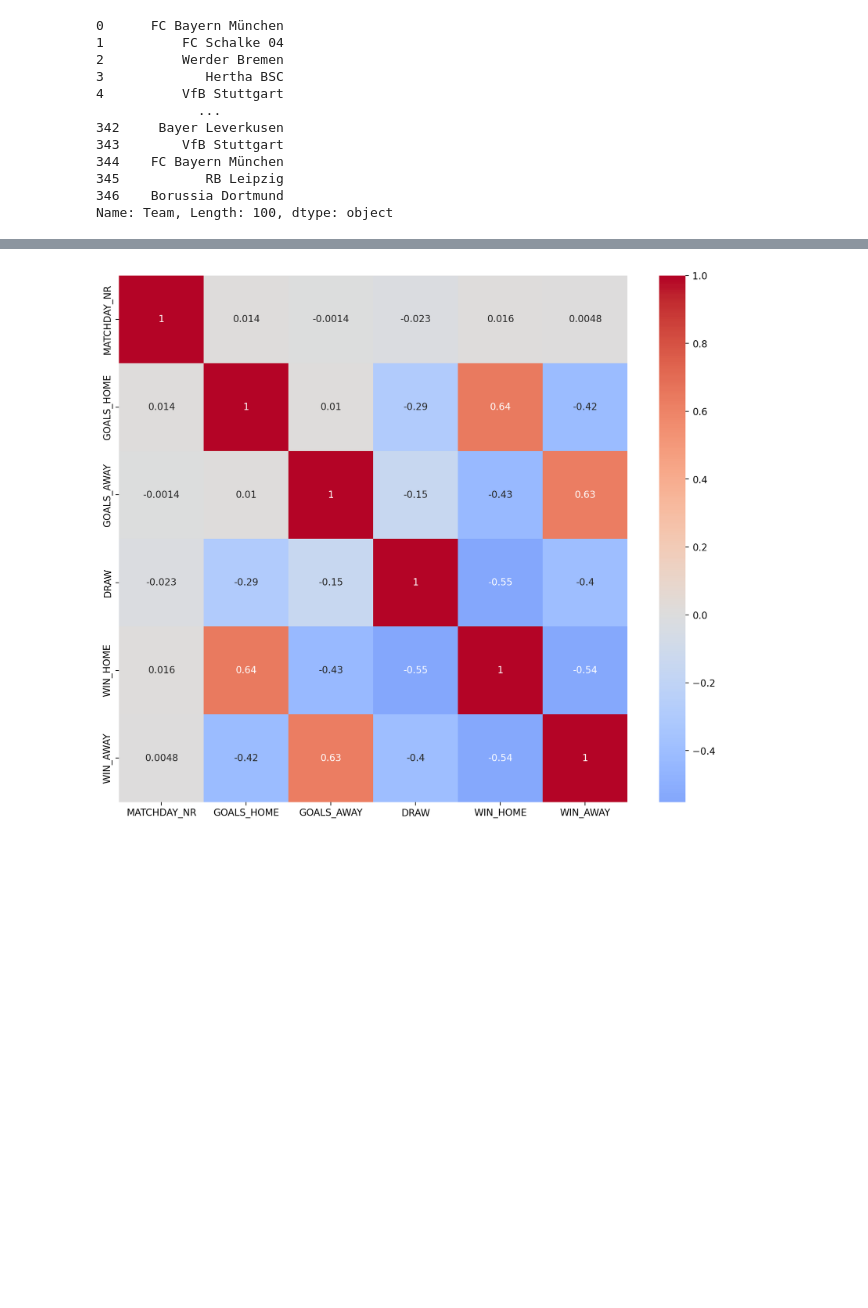
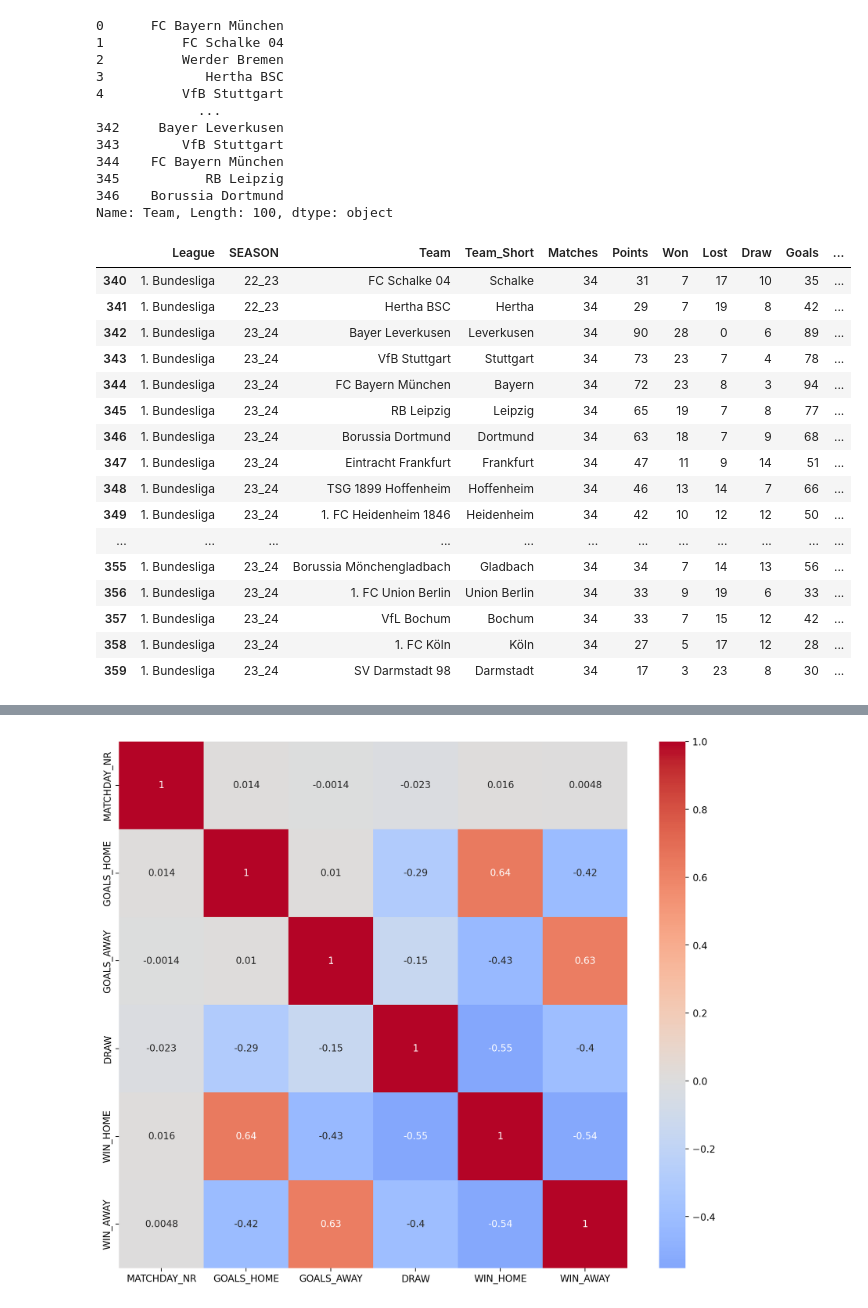
Before and after one commit to Picoalex/template_dsc, a Jupyter notebook: notebooks/01_exploration.ipynb, the cells around one changed output, grey strips where cells are left out. Drawn from its saved outputs; the diff is of its cells as text; code cells hidden in the pictures; blank space fills up the shorter version.

Commit message:
added ratings and ranks to ranking dataset

```diff
--- a/notebooks/01_exploration.ipynb
+++ b/notebooks/01_exploration.ipynb
@@ -444,3 +444,34 @@ array([34])
 345           RB Leipzig
 346    Borussia Dortmund
 Name: Team, Length: 100, dtype: object
+# %%
+# what's nuts is that rankings are actually missing
+
+# sort dataframe per season, pints, goal diff and goals
+
+df_final_rankings = df_final_table.sort_values(
+    by=['SEASON', 'Points', 'GoalDiff', 'Goals'],
+    ascending=[True, False, False, False]
+).copy()
+
+df_final_rankings['Rank'] = df_final_rankings.groupby('SEASON').cumcount()+1
+
+df_final_rankings.tail(20)
+# %% [output]
+|  | League | SEASON | Team | Team_Short | Matches | Points | Won | Lost | Draw | Goals | ... |
+| 340 | 1. Bundesliga | 22_23 | FC Schalke 04 | Schalke | 34 | 31 | 7 | 17 | 10 | 35 | ... |
+| 341 | 1. Bundesliga | 22_23 | Hertha BSC | Hertha | 34 | 29 | 7 | 19 | 8 | 42 | ... |
+| 342 | 1. Bundesliga | 23_24 | Bayer Leverkusen | Leverkusen | 34 | 90 | 28 | 0 | 6 | 89 | ... |
+| 343 | 1. Bundesliga | 23_24 | VfB Stuttgart | Stuttgart | 34 | 73 | 23 | 7 | 4 | 78 | ... |
+| 344 | 1. Bundesliga | 23_24 | FC Bayern München | Bayern | 34 | 72 | 23 | 8 | 3 | 94 | ... |
+| 345 | 1. Bundesliga | 23_24 | RB Leipzig | Leipzig | 34 | 65 | 19 | 7 | 8 | 77 | ... |
+| 346 | 1. Bundesliga | 23_24 | Borussia Dortmund | Dortmund | 34 | 63 | 18 | 7 | 9 | 68 | ... |
+| 347 | 1. Bundesliga | 23_24 | Eintracht Frankfurt | Frankfurt | 34 | 47 | 11 | 9 | 14 | 51 | ... |
+| 348 | 1. Bundesliga | 23_24 | TSG 1899 Hoffenheim | Hoffenheim | 34 | 46 | 13 | 14 | 7 | 66 | ... |
+| 349 | 1. Bundesliga | 23_24 | 1. FC Heidenheim 1846 | Heidenheim | 34 | 42 | 10 | 12 | 12 | 50 | ... |
+| ... | ... | ... | ... | ... | ... | ... | ... | ... | ... | ... | ... |
+| 355 | 1. Bundesliga | 23_24 | Borussia Mönchengladbach | Gladbach | 34 | 34 | 7 | 14 | 13 | 56 | ... |
+| 356 | 1. Bundesliga | 23_24 | 1. FC Union Berlin | Union Berlin | 34 | 33 | 9 | 19 | 6 | 33 | ... |
+| 357 | 1. Bundesliga | 23_24 | VfL Bochum | Bochum | 34 | 33 | 7 | 15 | 12 | 42 | ... |
+| 358 | 1. Bundesliga | 23_24 | 1. FC Köln | Köln | 34 | 27 | 5 | 17 | 12 | 28 | ... |
+| 359 | 1. Bundesliga | 23_24 | SV Darmstadt 98 | Darmstadt | 34 | 17 | 3 | 23 | 8 | 30 | ... |
```
Also changed, not shown: parts of 2 cells of this notebook.
